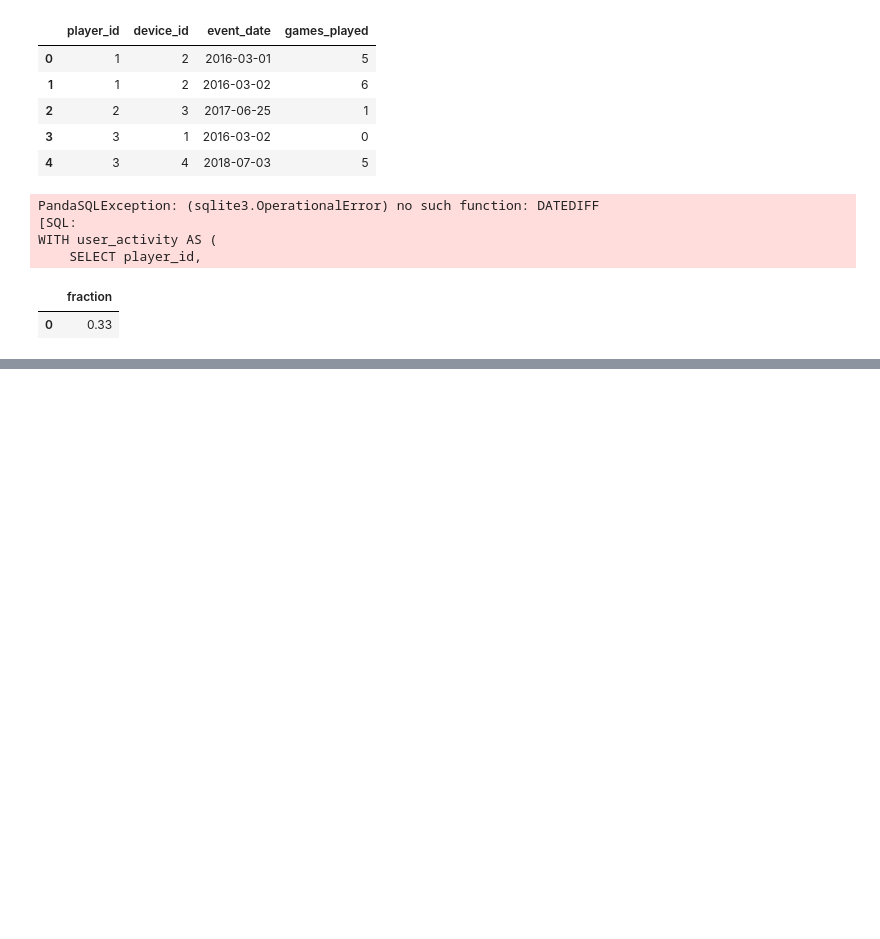
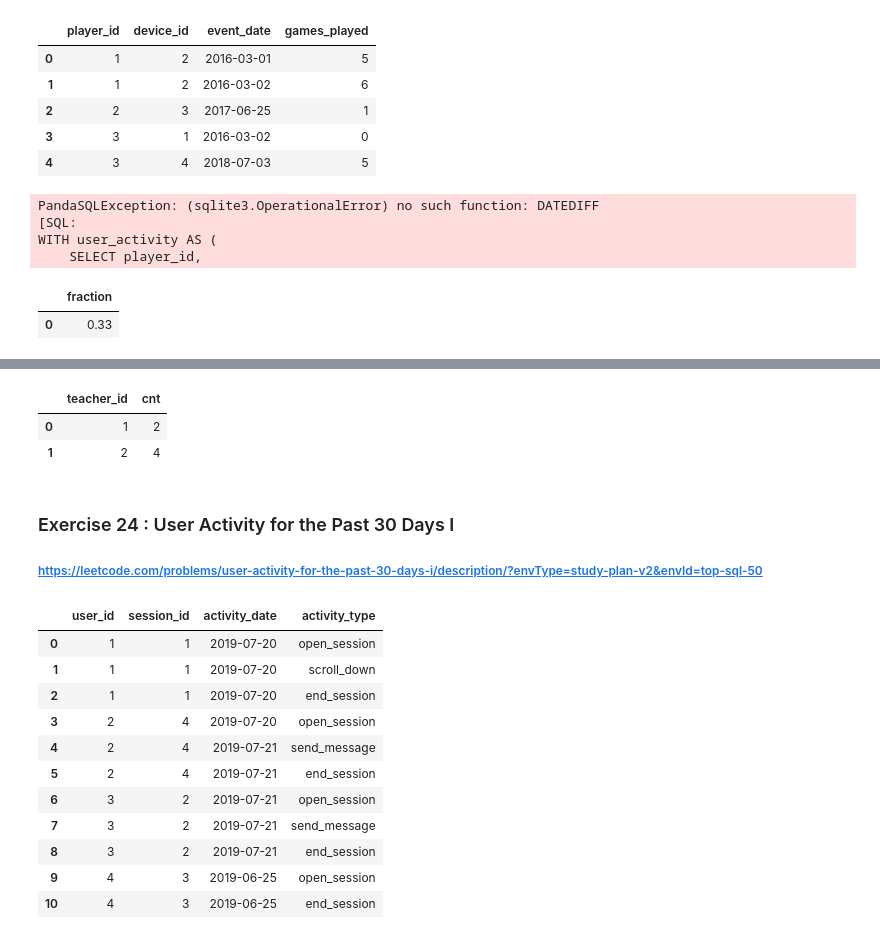
Before and after one commit to t7bo/SQL, a Jupyter notebook: SQL_exercices.ipynb, the cells around one changed output, grey strips where cells are left out. Saved outputs shown, nothing was run; the diff lists cells and outputs as text; code cells hidden in the pictures; blank space fills up the shorter version.

Commit message:
exercises update (not done yet)

```diff
--- a/SQL_exercices.ipynb
+++ b/SQL_exercices.ipynb
@@ -1051,0 +1076,43 @@ psql.sqldf(query, locals())
+# %%
+query = """
+SELECT teacher_id, COUNT(DISTINCT subject_id) AS cnt
+FROM Teacher
+GROUP BY teacher_id
+"""
+psql.sqldf(query, locals())
+# %% [output]
+|  | teacher_id | cnt |
+| 0 | 1 | 2 |
+| 1 | 2 | 4 |
+# %% [markdown]
+### Exercise 24 : User Activity for the Past 30 Days I
+###### https://leetcode.com/problems/user-activity-for-the-past-30-days-i/description/?envType=study-plan-v2&envId=top-sql-50
+# %%
+activity_data = [
+    {"user_id": 1, "session_id": 1, "activity_date": "2019-07-20", "activity_type": "open_session"},
+    {"user_id": 1, "session_id": 1, "activity_date": "2019-07-20", "activity_type": "scroll_down"},
+    {"user_id": 1, "session_id": 1, "activity_date": "2019-07-20", "activity_type": "end_session"},
+    {"user_id": 2, "session_id": 4, "activity_date": "2019-07-20", "activity_type": "open_session"},
+    {"user_id": 2, "session_id": 4, "activity_date": "2019-07-21", "activity_type": "send_message"},
+    {"user_id": 2, "session_id": 4, "activity_date": "2019-07-21", "activity_type": "end_session"},
+    {"user_id": 3, "session_id": 2, "activity_date": "2019-07-21", "activity_type": "open_session"},
+    {"user_id": 3, "session_id": 2, "activity_date": "2019-07-21", "activity_type": "send_message"},
+    {"user_id": 3, "session_id": 2, "activity_date": "2019-07-21", "activity_type": "end_session"},
+    {"user_id": 4, "session_id": 3, "activity_date": "2019-06-25", "activity_type": "open_session"},
+    {"user_id": 4, "session_id": 3, "activity_date": "2019-06-25", "activity_type": "end_session"},
+]
+Activity = pd.DataFrame(activity_data)
+Activity
+# %% [output]
+|  | user_id | session_id | activity_date | activity_type |
+| 0 | 1 | 1 | 2019-07-20 | open_session |
+| 1 | 1 | 1 | 2019-07-20 | scroll_down |
+| 2 | 1 | 1 | 2019-07-20 | end_session |
+| 3 | 2 | 4 | 2019-07-20 | open_session |
+| 4 | 2 | 4 | 2019-07-21 | send_message |
+| 5 | 2 | 4 | 2019-07-21 | end_session |
+| 6 | 3 | 2 | 2019-07-21 | open_session |
+| 7 | 3 | 2 | 2019-07-21 | send_message |
+| 8 | 3 | 2 | 2019-07-21 | end_session |
+| 9 | 4 | 3 | 2019-06-25 | open_session |
+| 10 | 4 | 3 | 2019-06-25 | end_session |
```
Also changed, not shown: parts of 5 cells of this notebook.
